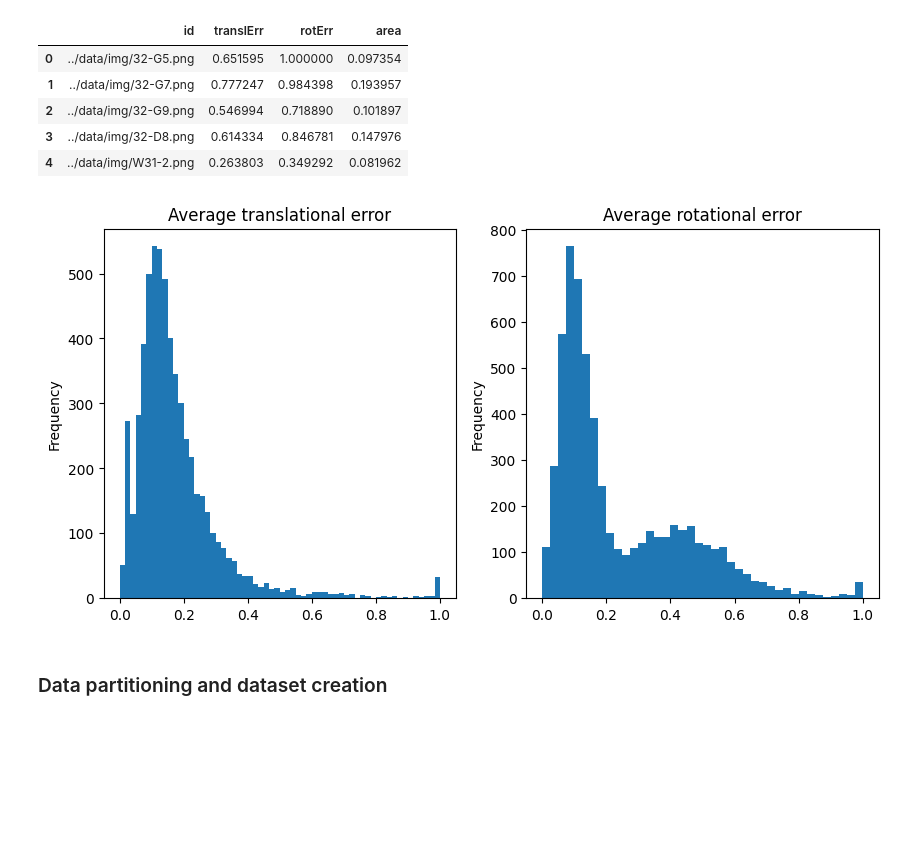
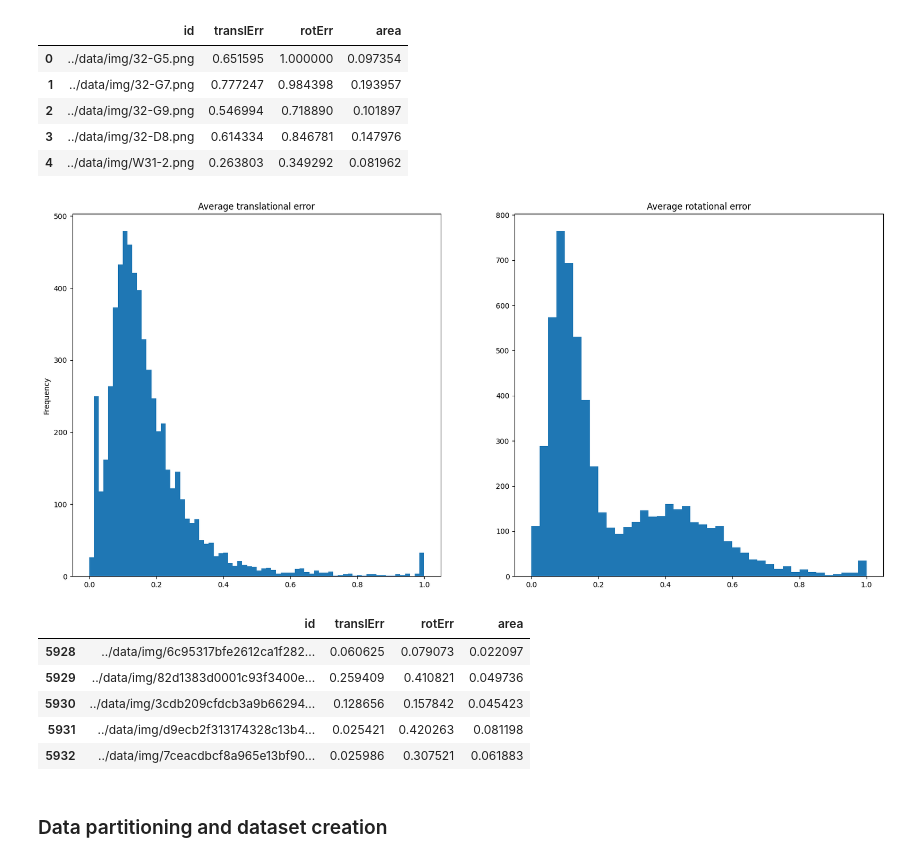
Before and after one commit to prina404/StatisticalMethodsProject, a Jupyter notebook: notebook/SLAM_CNN.ipynb, the cells around one changed output. Cells and saved outputs as stored; diff of their text form; code cells hidden in the pictures; blank space fills up the shorter version.

```diff
--- a/notebook/SLAM_CNN.ipynb
+++ b/notebook/SLAM_CNN.ipynb
@@ -66,7 +63,7 @@ if 'google.colab' in sys.modules:
 # %% [markdown]
 ### Read csv files and create datasets
 # %%
-df = pd.read_csv(f'{DATASET_FOLDER}/dataset.csv')
+df = pd.read_csv(f'{DATASET_FOLDER}/data.csv')
 df['id'] = df['id'].apply(lambda id: os.path.join(IMG_PATH, id))
 df.info()
 # %% [output]
@@ -118,12 +119,22 @@ df.head()
 | 4 | ../data/img/W31-2.png | 0.263803 | 0.349292 | 0.081962 |
 # %%
 fig, ax = plt.subplots(1, 2)
-fig.set_figwidth(10)
-df['translErr'].plot.hist(bins=60, title='Average translational error', ax=ax[0])
-df['rotErr'].plot.hist(bins=40, title='Average rotational error', ax=ax[1])
+fig.set_figwidth(20)
+fig.set_figheight(9)
+df['translErr'].plot.hist(bins=70, title='Average translational error', ax=ax[0])
+df['rotErr'].plot.hist(bins=40, title='Average rotational error', ax=ax[1], ylabel='')
 plt.show()
 # %% [output]
-[figure, old version]
+[figure, new version]
+# %%
+df.tail()
+# %% [output]
+|  | id | translErr | rotErr | area |
+| 5928 | ../data/img/6c95317bfe2612ca1f282... | 0.060625 | 0.079073 | 0.022097 |
+| 5929 | ../data/img/82d1383d0001c93f3400e... | 0.259409 | 0.410821 | 0.049736 |
+| 5930 | ../data/img/3cdb209cfdcb3a9b66294... | 0.128656 | 0.157842 | 0.045423 |
+| 5931 | ../data/img/d9ecb2f313174328c13b4... | 0.025421 | 0.420263 | 0.081198 |
+| 5932 | ../data/img/7ceacdbcf8a965e13bf90... | 0.025986 | 0.307521 | 0.061883 |
 # %% [markdown]
 ### Data partitioning and dataset creation
 # %%
```
Also changed, not shown: parts of 24 cells of this notebook.
